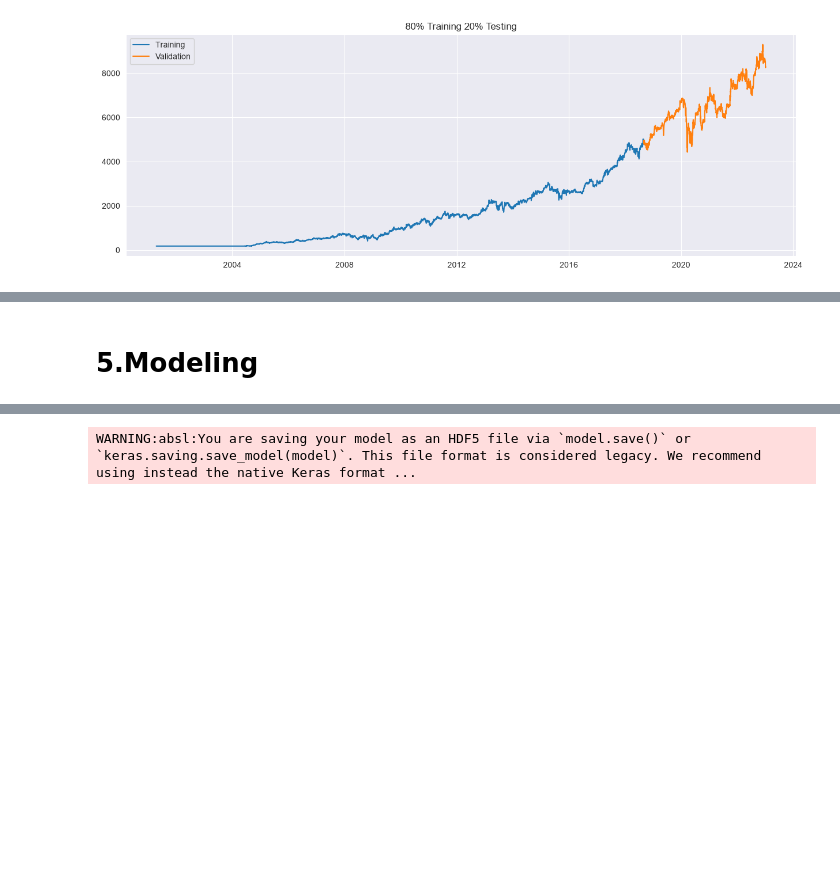
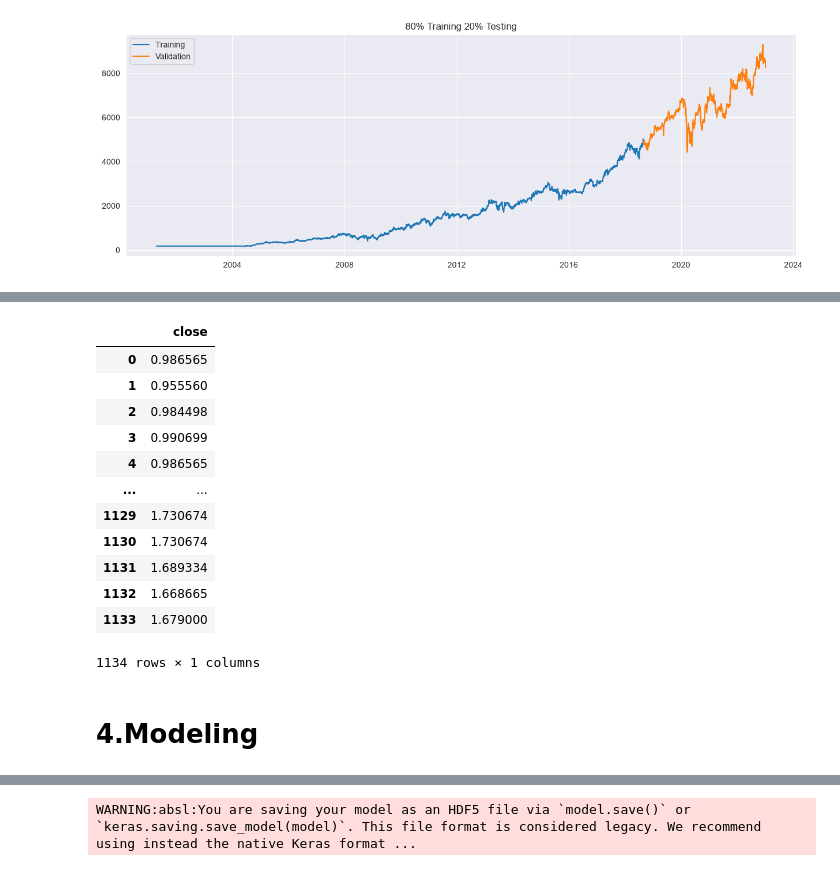
Before and after one commit to febryofibonacciamadeo/Prediksi_Saham_BBCA_menggunakan_LSTM, a Jupyter notebook: code.ipynb, the cells around one changed output, grey strips where cells are left out. Drawn from its saved outputs; the diff is of its cells as text; code cells hidden in the pictures; blank space fills up the shorter version.

```diff
--- a/code.ipynb
+++ b/code.ipynb
@@ -204,3 +187,20 @@ array([[0.98864809, 0.98232848, 0.97661651, 0.9865647 , 0.02167814],
+# %%
+test_scaled = pd.DataFrame(test_scaled, columns=scaler.get_feature_names_out())
+test_scaled
+# %% [output]
+|  | close |
+| 0 | 0.986565 |
+| 1 | 0.955560 |
+| 2 | 0.984498 |
+| 3 | 0.990699 |
+| 4 | 0.986565 |
+| ... | ... |
+| 1129 | 1.730674 |
+| 1130 | 1.730674 |
+| 1131 | 1.689334 |
+| 1132 | 1.668665 |
+| 1133 | 1.679000 |
+1134 rows × 1 columns
 # %%
 def windowed_dataset(dataset, window_size, batch_size):
     ds = tf.data.Dataset.from_tensor_slices(dataset)
@@ -213,6 +213,6 @@ def windowed_dataset(dataset, window_size, batch_size):
 train_set = windowed_dataset(train_scaled, window_size=1, batch_size=100)
 test_set = windowed_dataset(test_scaled, window_size=1, batch_size=100)
 # %% [markdown]
-# 5.Modeling
+# 4.Modeling
 # %%
 window_size = 1
```
Also changed, not shown: parts of 18 cells of this notebook, 1 other file.
